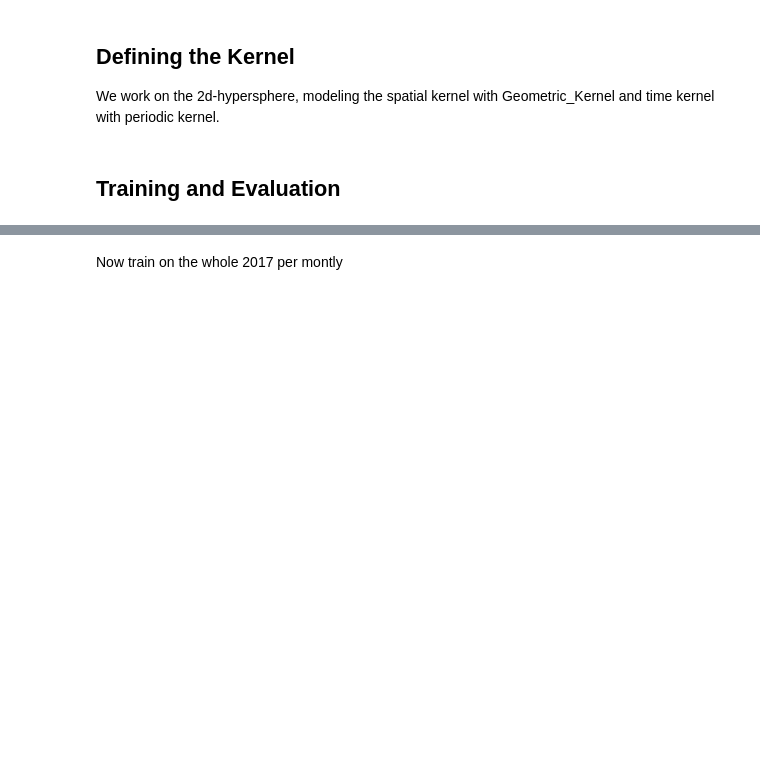
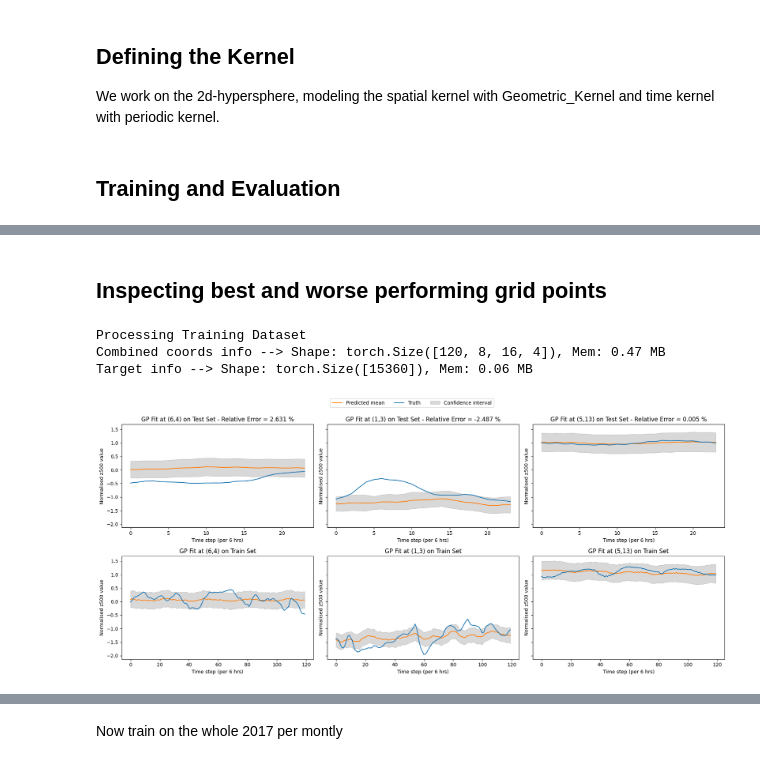
Before and after one commit to sunnyw22/STGP-for-weather-forecasting, a Jupyter notebook: GPRs/Exact_GPR_monthly.ipynb, the cells around one changed output, grey strips where cells are left out. Cells and saved outputs as stored; diff of their text form; code cells hidden in the pictures; blank space fills up the shorter version.

```diff
--- a/GPRs/Exact_GPR_monthly.ipynb
+++ b/GPRs/Exact_GPR_monthly.ipynb
@@ -484,3 +573,75 @@ results
+# %% [markdown]
+## Inspecting best and worse performing grid points
+# %%
+# Prepare training data
+X_train, Y_train = create_data(data_train, data_test, lead_time, space_subsample=space_subsample,
+                                time_subsample=time_subsample, device=device)
+# %% [output]
+Processing Training Dataset
+Combined coords info --> Shape: torch.Size([120, 8, 16, 4]), Mem: 0.47 MB
+Target info --> Shape: torch.Size([15360]), Mem: 0.06 MB
+# %%
+model.eval()
+likelihood.eval()
+X_train = X_train.view(-1,4)
+with torch.no_grad():
+    pred_train = model(X_train)
+    train_mean = pred_train.mean
+    train_std = pred_train.stddev
+
+train_mean = train_mean.detach().cpu().numpy()
+train_std = train_std.detach().cpu().numpy()
+Y_train = Y_train.detach().cpu().numpy()
+# %%
+# Create a 2x3 figure
+fig, axes = plt.subplots(2, 3, figsize=(18, 8), sharex=False, sharey=True)
+
+idx = [max_idx, min_idx, best_idx]
+val = [max_err, min_err, best_err]
+
+for i, p_idx in enumerate(idx):
+    flat_idx = np.unravel_index(p_idx, relative_error_mean.shape)
+    ax = axes[0, i]
+
+    pred_vals = Y_pred.reshape(-1)[p_idx::(nlat*nlon)]
+    truth_vals = Y_test.reshape(-1)[p_idx::(nlat*nlon)]
+    std_vals = Y_std.reshape(-1)[p_idx::(nlat*nlon)]
+
+    ax.plot(pred_vals, label='Predicted mean', color='tab:orange')
+    ax.plot(truth_vals, label='Truth', color='tab:blue')
+    ax.fill_between(np.arange(len(pred_vals)),
+                    pred_vals - 2 * std_vals,
+                    pred_vals + 2 * std_vals,
+                    alpha=0.3, color='tab:gray', label='Confidence interval')
+    ax.set_xlabel(f"Time step (per {time_subsample} hrs)")
+    ax.set_ylabel("Normalised z500 value")
+    ax.set_title(f"GP Fit at ({int(flat_idx[0])},{int(flat_idx[1])}) on Test Set - Relative Error = {val[i]:.3f} %")
+
+for i, p_idx in enumerate(idx):
+    flat_idx = np.unravel_index(p_idx, relative_error_mean.shape)
+    ax = axes[1, i]
+
+    pred_vals = train_mean.reshape(-1)[p_idx::(nlat*nlon)]
+    truth_vals = Y_train.reshape(-1)[p_idx::(nlat*nlon)]
+    std_vals = train_std.reshape(-1)[p_idx::(nlat*nlon)]
+
+    ax.plot(pred_vals, label='Predicted mean', color='tab:orange')
+    ax.plot(truth_vals, label='Truth', color='tab:blue')
+    ax.fill_between(np.arange(len(pred_vals)),
+                    pred_vals - 2 * std_vals,
+                    pred_vals + 2 * std_vals,
+                    alpha=0.3, color='tab:gray', label='Confidence interval')
+    ax.set_xlabel(f"Time step (per {time_subsample} hrs)")
+    ax.set_ylabel("Normalised z500 value")
+    ax.set_title(f"GP Fit at ({int(flat_idx[0])},{int(flat_idx[1])}) on Train Set")
+
+handles, labels = axes[0, 0].get_legend_handles_labels()
+fig.legend(handles, labels, loc='upper center', ncol=3)
+
+plt.tight_layout(rect=[0, 0, 1, 0.95])
+plt.show()
+# %% [output]
+[figure, added]
 # %%
 del model, likelihood, X_test, Y_test
 torch.cuda.empty_cache()
```
Also changed, not shown: parts of 18 cells of this notebook, 1 other file.
